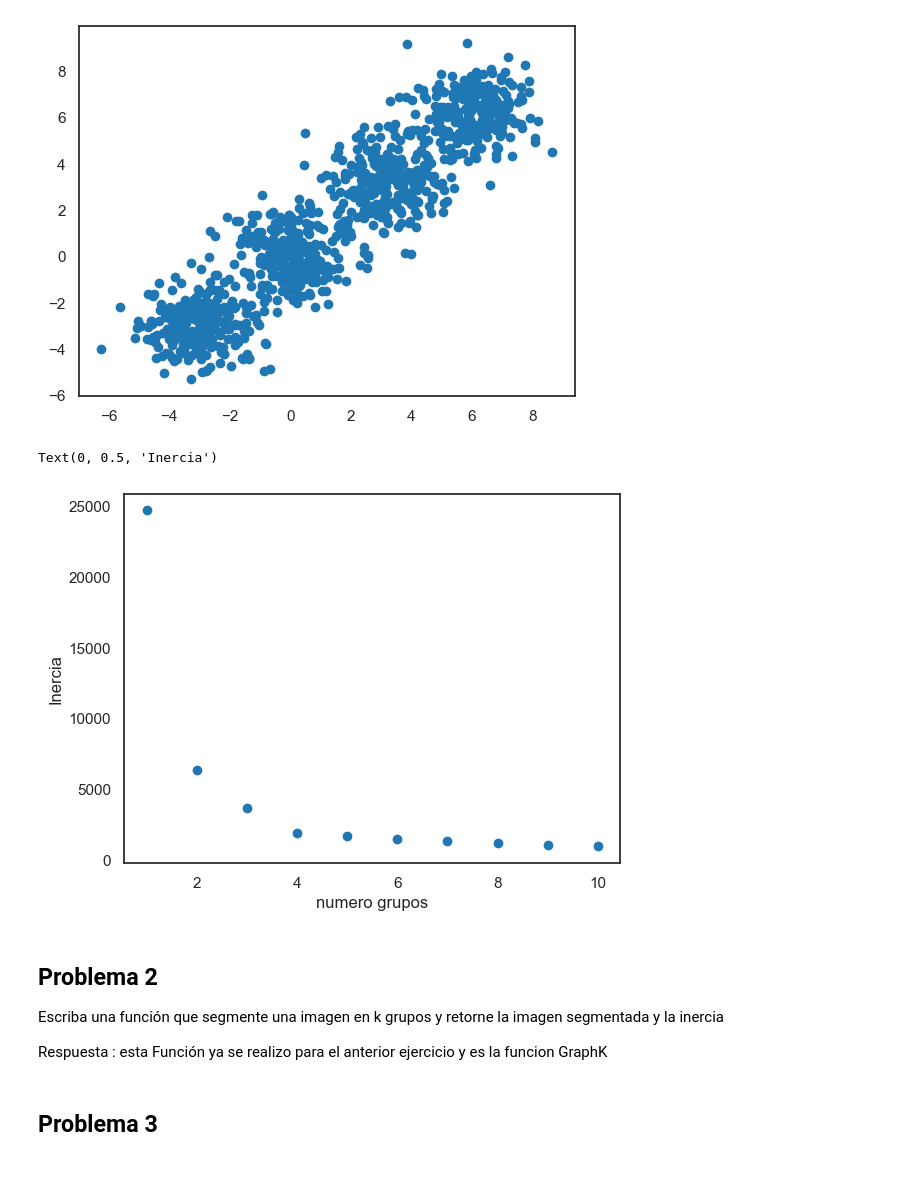
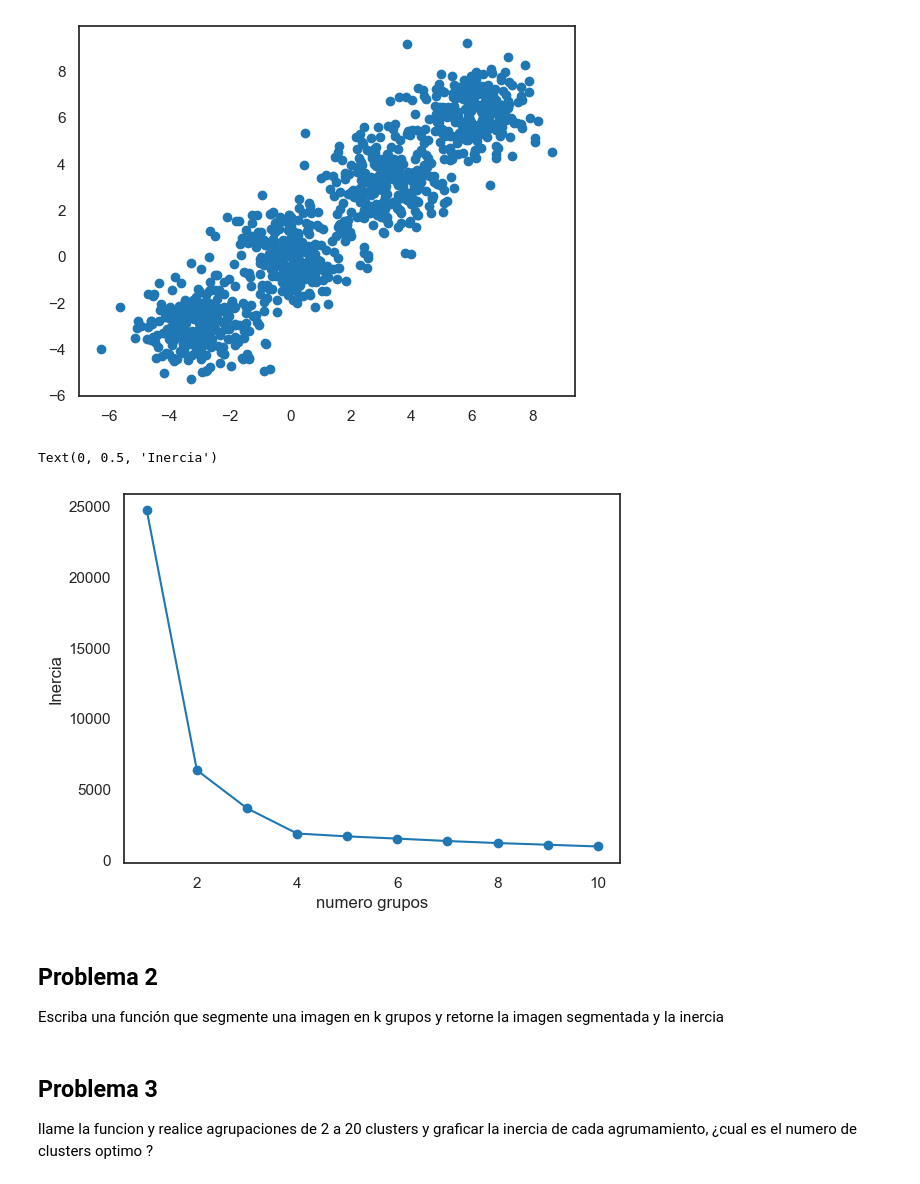
Before and after one commit to MrBloom911/TareasComputacional, a Jupyter notebook: DbscanKmeans.ipynb, the cells around one changed output. Cells and saved outputs as stored; diff of their text form; code cells hidden in the pictures.

Commit message:
Se terminaron los ejercicios del laboratorio de Kmeans

```diff
--- a/DbscanKmeans.ipynb
+++ b/DbscanKmeans.ipynb
@@ -173,13 +174,12 @@ for k in numCluster:
 # %%
 y=np.linspace(1,10)
 plt.scatter(numCluster,inertia)
+plt.plot(numCluster,inertia)
 plt.xlabel('numero grupos')
 plt.ylabel('Inercia')
 # %% [output]
 Text(0, 0.5, 'Inercia')
-[figure, old version]
+[figure, new version]
 # %% [markdown]
 ## Problema 2
 Escriba una función que segmente una imagen en k grupos y retorne la imagen segmentada y la inercia
-
- Respuesta : esta Función ya se realizo para el anterior ejercicio y es la funcion GraphK
@@ -186,2 +197,3 @@ Escriba una función que segmente una imagen en k grupos y retorne la imagen seg
 # %% [markdown]
 ## Problema 3
+llame la funcion y realice agrupaciones de 2 a 20 clusters y graficar la inercia de cada agrumamiento, ¿cual es el numero de clusters optimo ?
```
Also changed, not shown: parts of 13 cells of this notebook.
